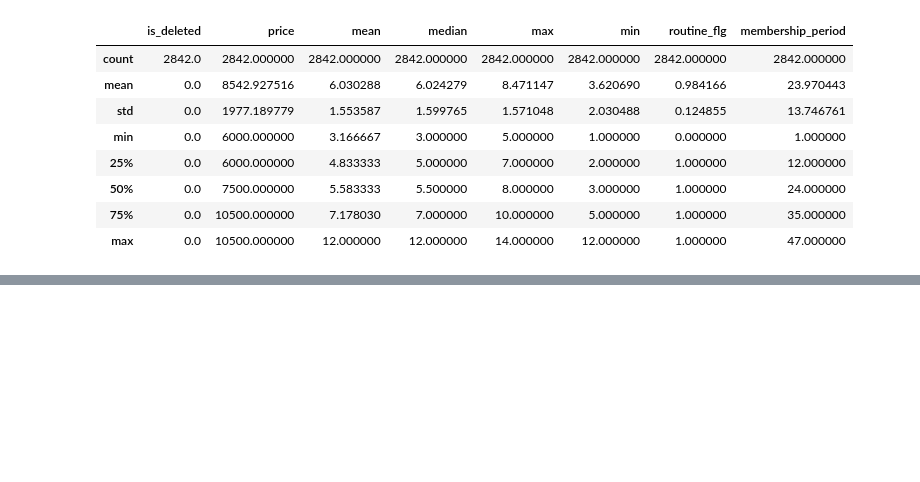
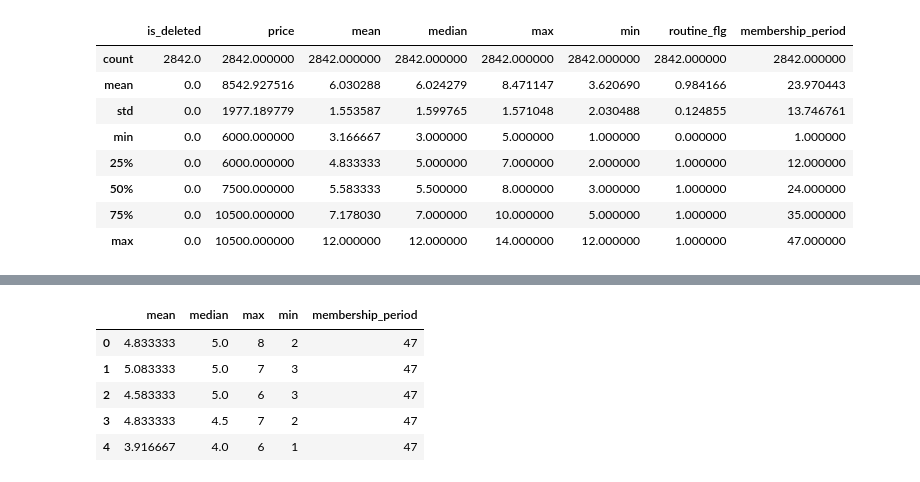
Before and after one commit to katuhito/workspace003, a Jupyter notebook: knock003.ipynb, the cells around one changed output, grey strips where cells are left out. Cells and saved outputs as stored; diff of their text form; code cells hidden in the pictures; blank space fills up the shorter version.

```diff
--- a/knock003.ipynb
+++ b/knock003.ipynb
@@ -337,0 +372,16 @@ customer_join.to_csv("customer_join.csv", index=False)
+# %%
+"""顧客データをグループ化する"""
+#退会しているかどうかではなく、利用履歴に基づいたグループ化を行う
+#その場合、あらかじめ決められた正解がないので、教師なし学習のクラスタリングを用いる。
+#顧客のグループ化を行う=>customerデータを用いる。
+#クラスタリングに用いる変数=>mean, median, max, min,membership_period
+#必要な変数に絞り込む
+customer_clustering = customer[["mean", "median", "max", "min", "membership_period"]]
+customer_clustering.head()
+# %% [output]
+|  | mean | median | max | min | membership_period |
+| 0 | 4.833333 | 5.0 | 8 | 2 | 47 |
+| 1 | 5.083333 | 5.0 | 7 | 3 | 47 |
+| 2 | 4.583333 | 5.0 | 6 | 3 | 47 |
+| 3 | 4.833333 | 4.5 | 7 | 2 | 47 |
+| 4 | 3.916667 | 4.0 | 6 | 1 | 47 |
```
Also changed, not shown: parts of 7 cells of this notebook, 1 other file.
